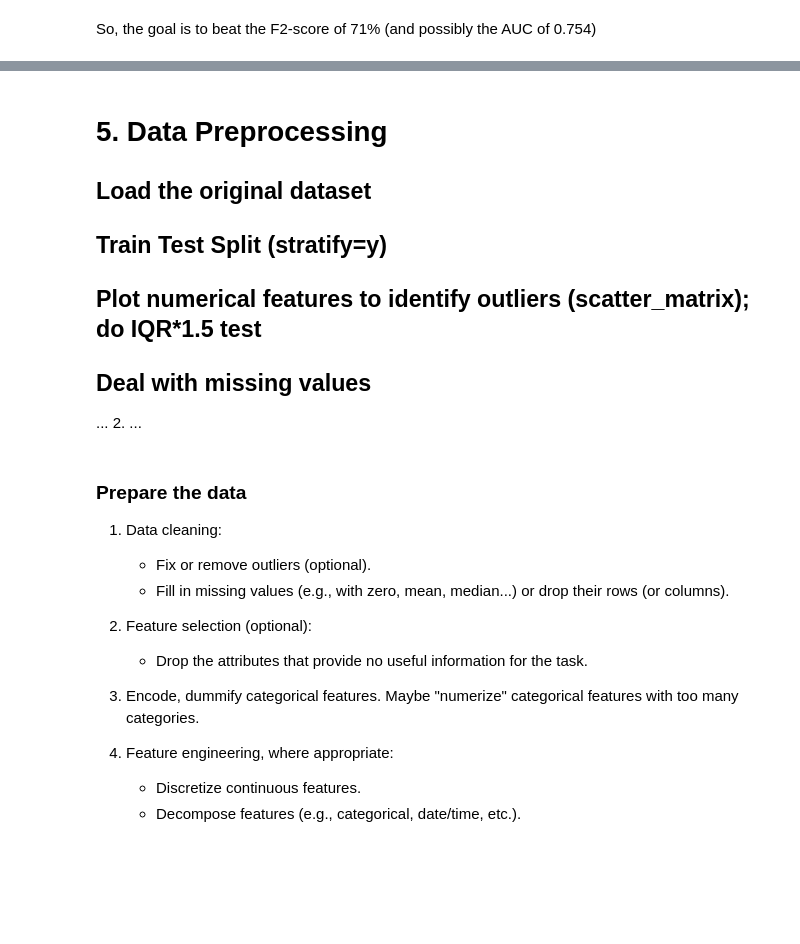
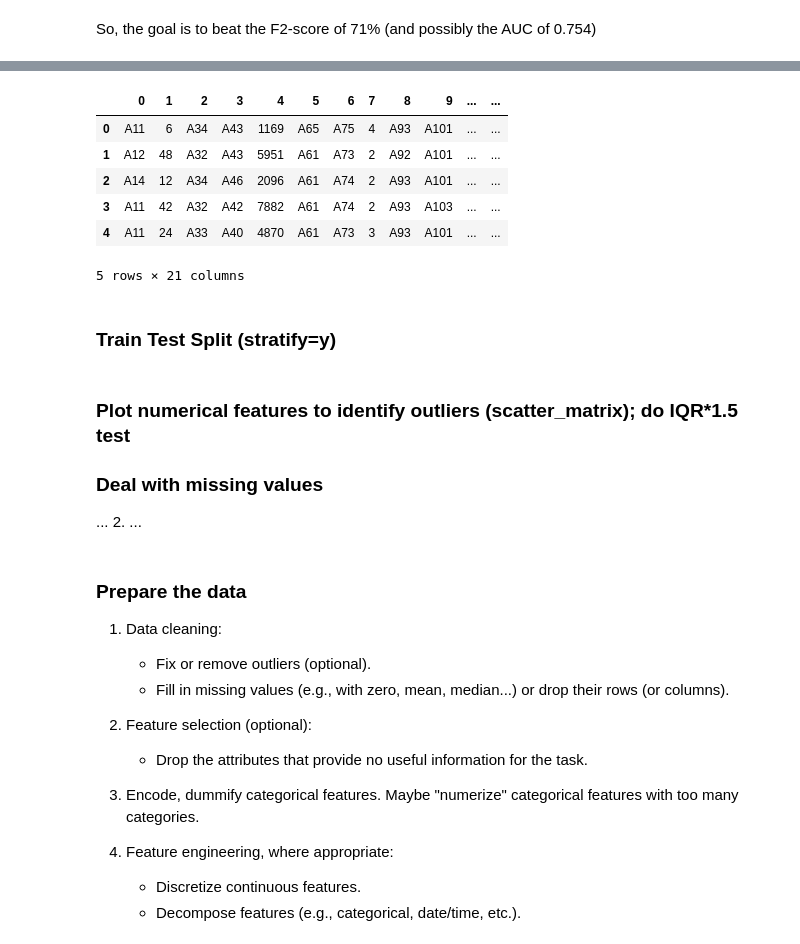
Before and after one commit to leztien/portfolio-project-classification-for-german-credit-database, a Jupyter notebook: modeling.ipynb, the cells around one changed output, grey strips where cells are left out. Cells and saved outputs as stored; diff of their text form; code cells hidden in the pictures; blank space fills up the shorter version.

```diff
--- a/modeling.ipynb
+++ b/modeling.ipynb
@@ -108,0 +113,13 @@ So, the goal is to beat the F2-score of 71% (and possibly the AUC of 0.754)
+# %%
+df_original = pd.read_csv("data/german.data", header=None, delimiter=' ')
+df_original.head()
+# %% [output]
+|  | 0 | 1 | 2 | 3 | 4 | 5 | 6 | 7 | 8 | 9 | ... | ... |
+| 0 | A11 | 6 | A34 | A43 | 1169 | A65 | A75 | 4 | A93 | A101 | ... | ... |
+| 1 | A12 | 48 | A32 | A43 | 5951 | A61 | A73 | 2 | A92 | A101 | ... | ... |
+| 2 | A14 | 12 | A34 | A46 | 2096 | A61 | A74 | 2 | A93 | A101 | ... | ... |
+| 3 | A11 | 42 | A32 | A42 | 7882 | A61 | A74 | 2 | A93 | A103 | ... | ... |
+| 4 | A11 | 24 | A33 | A40 | 4870 | A61 | A73 | 3 | A93 | A101 | ... | ... |
+5 rows × 21 columns
+# %% [markdown]
+### Train Test Split (stratify=y)
@@ -109,14 +128,9 @@ So, the goal is to beat the F2-score of 71% (and possibly the AUC of 0.754)
 # %% [markdown]
-# 5. Data Preprocessing
 
 
-## Load the original dataset
+### Plot numerical features to identify outliers (scatter_matrix); do IQR*1.5 test
 
-## Train Test Split (stratify=y)
-
-## Plot numerical features to identify outliers (scatter_matrix); do IQR*1.5 test
-
-## Deal with missing values
+### Deal with missing values
 
 ...  2. ...
 # %%
```
Also changed, not shown: parts of 7 cells of this notebook, 2 other files.
